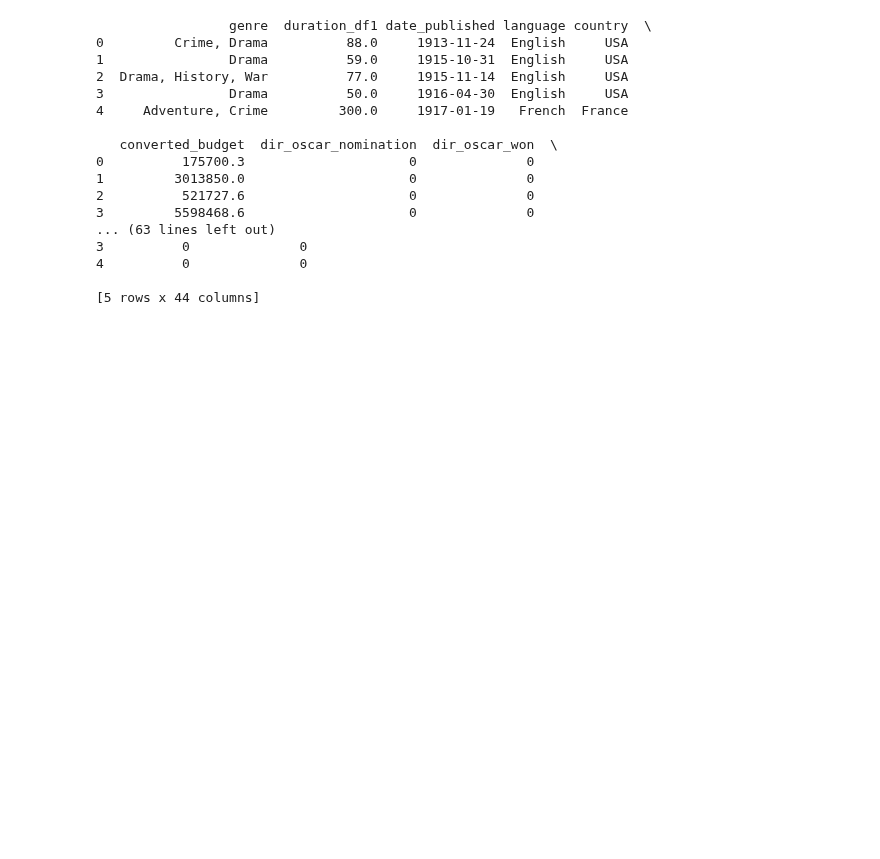
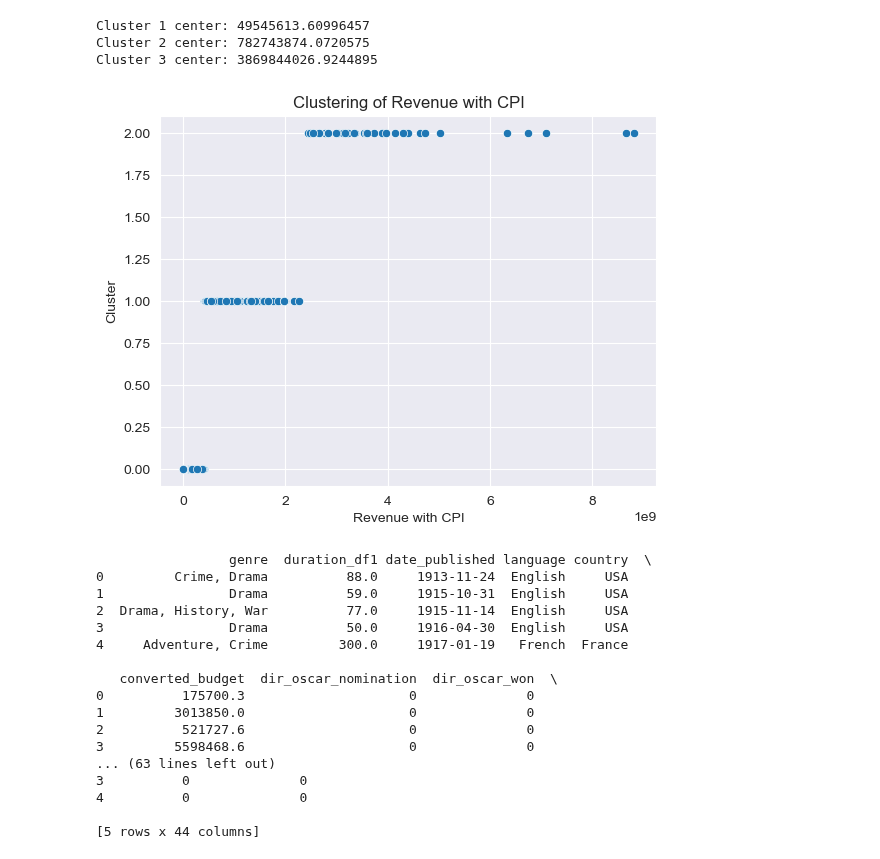
Before and after one commit to AndreaRuggieri/DMML, a Jupyter notebook: Preprocessing/cleaned_test.ipynb, the cells around one changed output. Saved outputs shown, nothing was run; the diff lists cells and outputs as text; code cells hidden in the pictures; blank space fills up the shorter version.

```diff
--- a/Preprocessing/cleaned_test.ipynb
+++ b/Preprocessing/cleaned_test.ipynb
@@ -4,3 +4,30 @@ from sklearn.model_selection import train_test_split
 
 # Carica il dataset
 df = pd.read_csv('only_one_language_country.csv')
+# %%
+from sklearn.cluster import KMeans
+import seaborn as sns
+import matplotlib.pyplot as plt
+# Definisci il numero di cluster
+num_clusters = 3
+
+# Applica il k-means clustering
+kmeans = KMeans(n_clusters=num_clusters, random_state=42)
+df['revenue_cluster'] = kmeans.fit_predict(df[['revenue_with_CPI']])
+
+# Esamina i risultati del clustering
+cluster_centers = kmeans.cluster_centers_
+for i, center in enumerate(cluster_centers):
+    print(f"Cluster {i+1} center: {center[0]}")
+
+# Visualizza i risultati
+sns.scatterplot(data=df, x='revenue_with_CPI', y='revenue_cluster')
+plt.xlabel('Revenue with CPI')
+plt.ylabel('Cluster')
+plt.title('Clustering of Revenue with CPI')
+plt.show()
+# %% [output]
+Cluster 1 center: 49545613.60996457
+Cluster 2 center: 782743874.0720575
+Cluster 3 center: 3869844026.9244895
+[figure, added]
```
Also changed, not shown: parts of 9 cells of this notebook, 1 other file.
